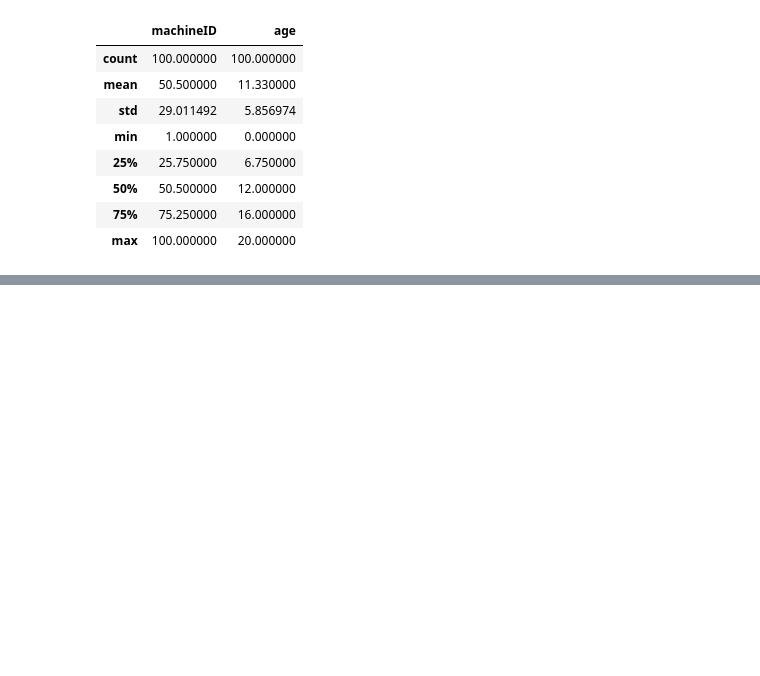
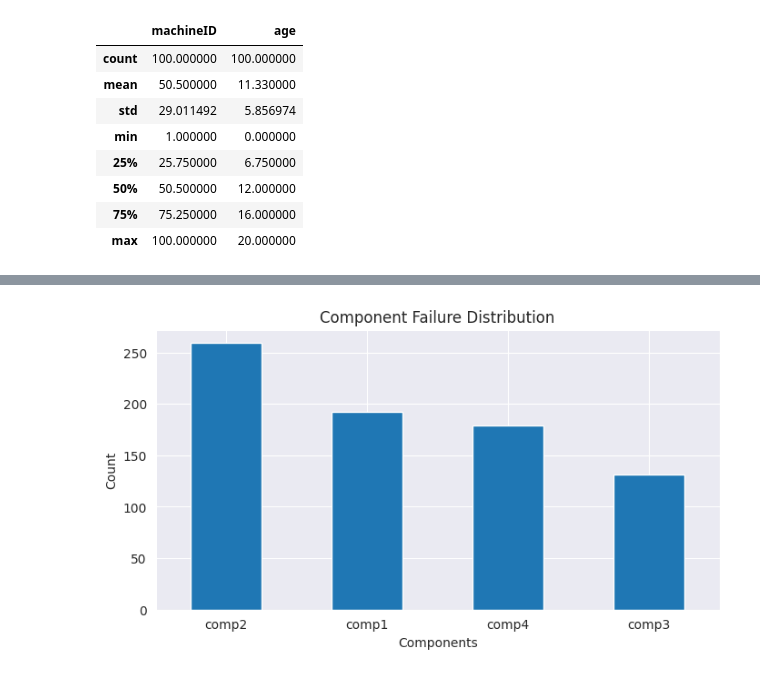
Before and after one commit to yunyun3599/MLStudy, a Jupyter notebook: Data_Anaylsis_And_Machine_Learning/09_predictive_maintenance/predictive_maintenance.ipynb, the cells around one changed output, grey strips where cells are left out. Cells and saved outputs as stored; diff of their text form; code cells hidden in the pictures; blank space fills up the shorter version.

```diff
--- a/Data_Anaylsis_And_Machine_Learning/09_predictive_maintenance/predictive_maintenance.ipynb
+++ b/Data_Anaylsis_And_Machine_Learning/09_predictive_maintenance/predictive_maintenance.ipynb
@@ -352,0 +435,4 @@ machines.describe()
+# %%
+failures["datetime"] = pd.to_datetime(failures["datetime"], format="%Y-%m-%d %H:%M:%S")
+failures["failure"] = failures["failure"].astype("category")
+failures.dtypes
@@ -352,0 +461,9 @@ machines.describe()
+# %%
+plt.figure(figsize=(8, 4))
+failures["failure"].value_counts().plot(kind="bar", rot=0)
+plt.title("Component Failure Distribution")
+plt.ylabel("Count")
+plt.xlabel("Components")
+plt.show()
+# %% [output]
+[figure, added]
```
Also changed, not shown: parts of 12 cells of this notebook.
